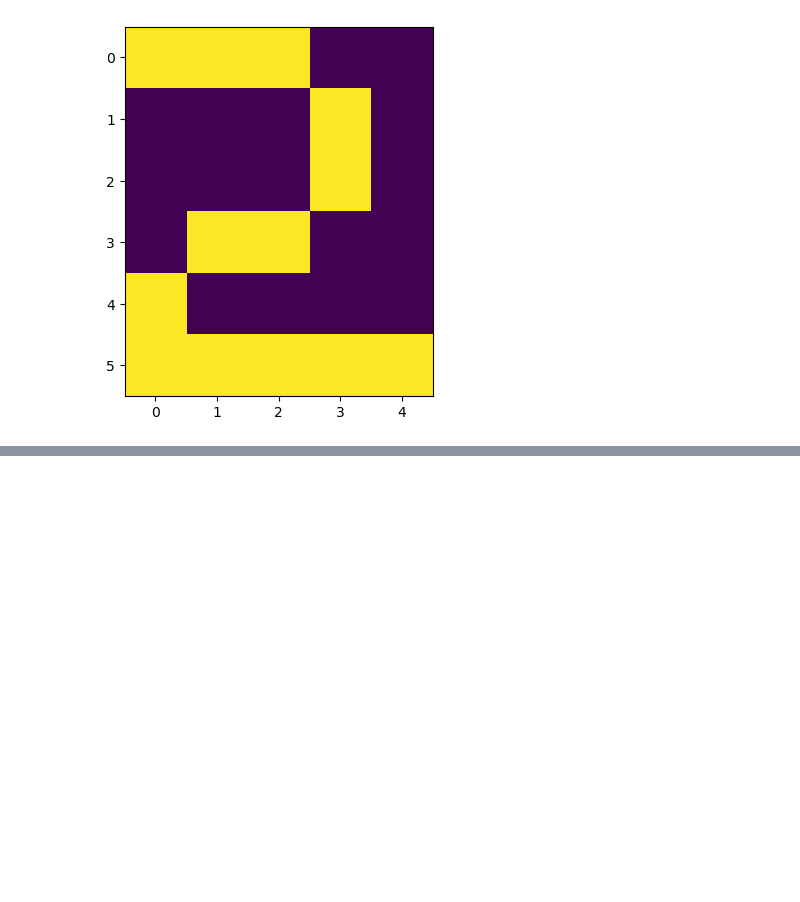
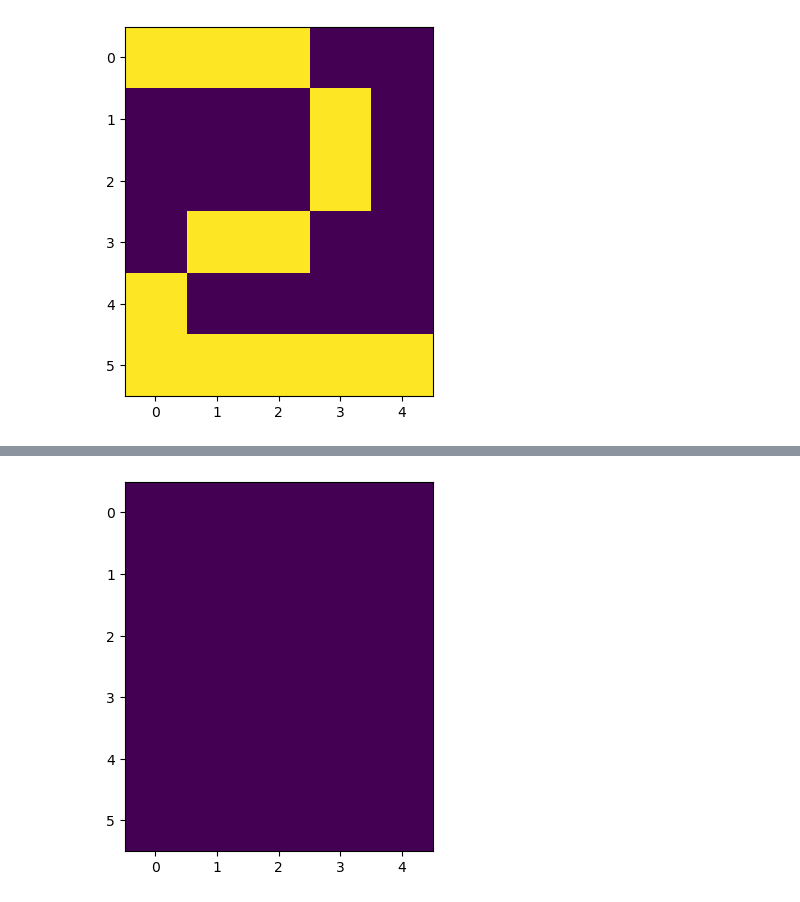
Before and after one commit to draczew23/cmcs_lab_2, a Jupyter notebook: notebook_test.ipynb, the cells around one changed output, grey strips where cells are left out. Cells and saved outputs as stored; diff of their text form; code cells hidden in the pictures; blank space fills up the shorter version.

```diff
--- a/notebook_test.ipynb
+++ b/notebook_test.ipynb
@@ -180,0 +290,6 @@ plt.show()
+# %%
+D = np.reshape(noisy2c_copy, (-6, 5))
+plt.imshow(D)
+plt.show()
+# %% [output]
+[figure, added]
```
Also changed, not shown: parts of 14 cells of this notebook.
